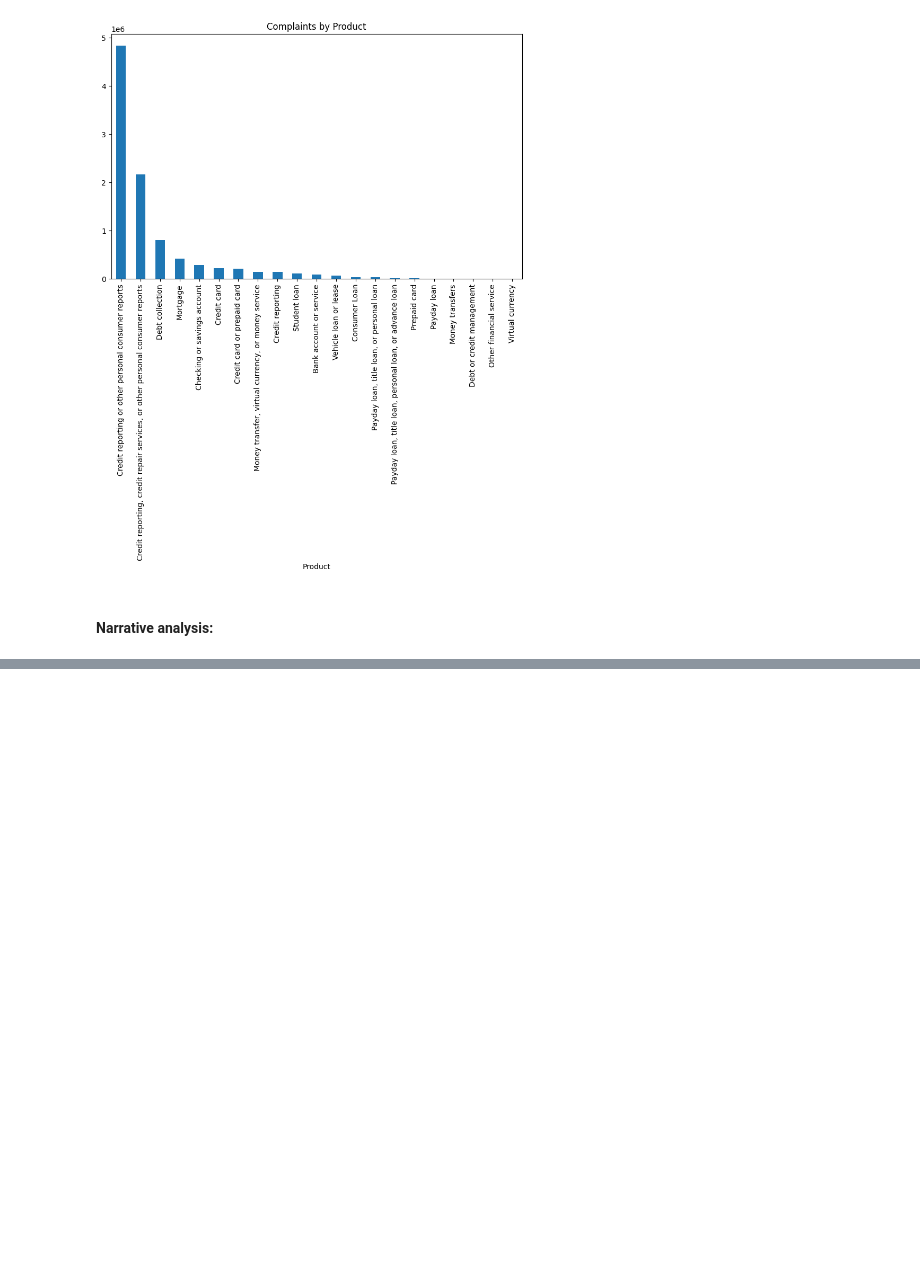
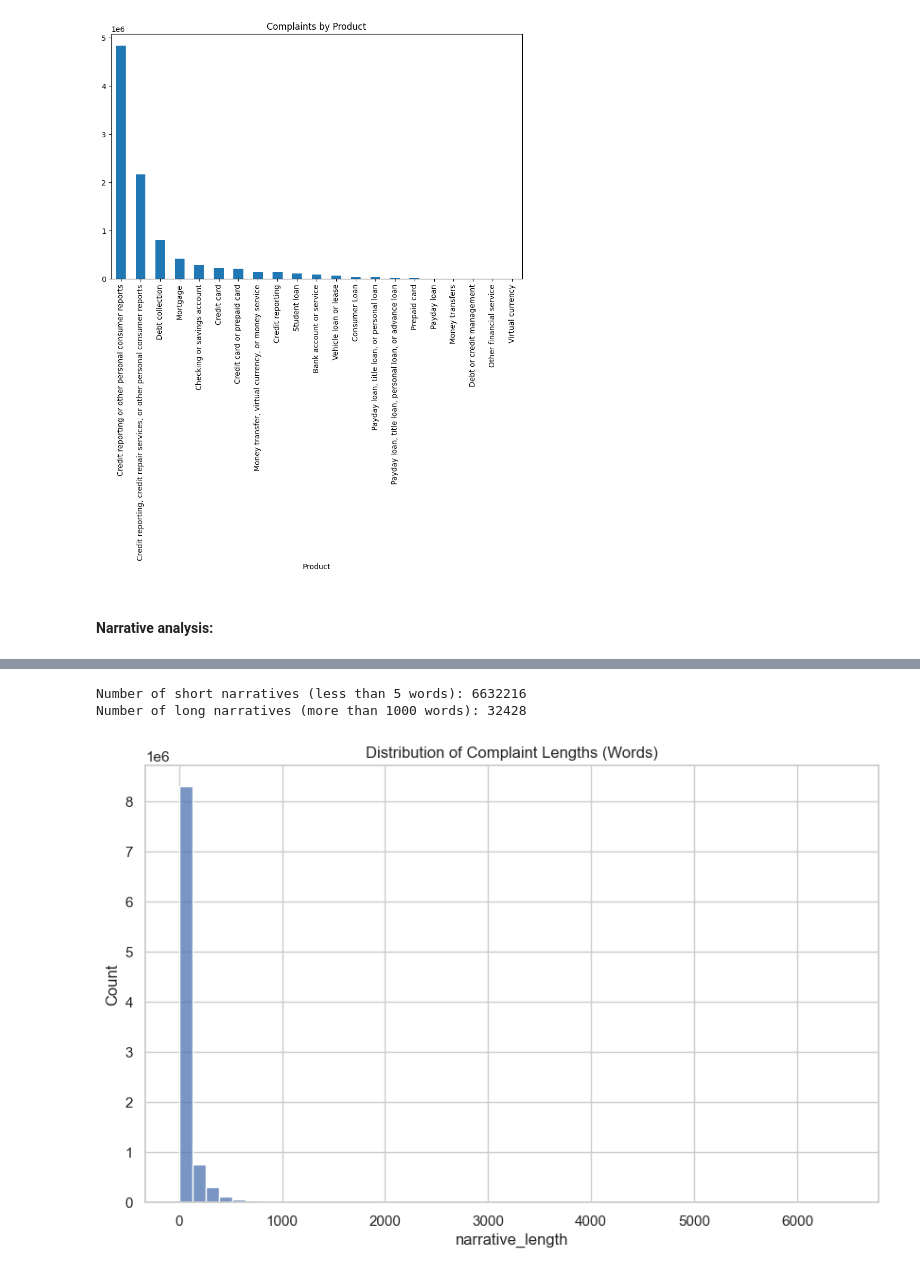
Before and after one commit to chalasimon/CrediTrust-RAG-Chatbot, a Jupyter notebook: notebooks/01_eda.ipynb, the cells around one changed output, grey strips where cells are left out. Drawn from its saved outputs; the diff is of its cells as text; code cells hidden in the pictures; blank space fills up the shorter version.

```diff
--- a/notebooks/01_eda.ipynb
+++ b/notebooks/01_eda.ipynb
@@ -124,7 +124,13 @@ plt.savefig('../docs/screenshots/product_distribution.png')
 [figure]
 # %% [markdown]
 #### Narrative analysis:
-# %%
-# Narrative Analysis
-df['word_count'] = df['Consumer complaint narrative'].str.split().str.len()
-print(df['word_count'].describe())
+# %%
+# Narrative Analysis
+from tqdm import tqdm
+tqdm.pandas()
+
+# Faster alternative to str.split().str.len()
+df['narrative_length'] = df['Consumer complaint narrative'].progress_apply(
+    lambda x: len(x.split()) if isinstance(x, str) else 0
+)
+print(df['narrative_length'].describe())
@@ -131,12 +147,23 @@ print(df['word_count'].describe())
+# %%
+# Identify very short or very long narratives (example thresholds)
+short_narratives = df[df['narrative_length'] < 5]
+long_narratives = df[df['narrative_length'] > 1000]
+print("Number of short narratives (less than 5 words):", len(short_narratives))
+print("Number of long narratives (more than 1000 words):", len(long_narratives))
+# %% [output]
+Number of short narratives (less than 5 words): 6632216
+Number of long narratives (more than 1000 words): 32428
 # %%
 # plotting Distribution of Complaint Lengths
 import seaborn as sns
 sns.set(style="whitegrid")
 plt.figure(figsize=(10,6))
-sns.histplot(df['word_count'].dropna(), bins=50)
+sns.histplot(df['narrative_length'].dropna(), bins=50)
 plt.title('Distribution of Complaint Lengths (Words)')
 plt.savefig('../docs/screenshots/narrative_length_dist.png')
 plt.show()
+# %% [output]
+[figure, added]
 # %%
 print("\n=== Missing Data ===")
 print(f"Missing narratives: {df['Consumer complaint narrative'].isna().sum()}")
```
Also changed, not shown: parts of 7 cells of this notebook, 3 other files.
